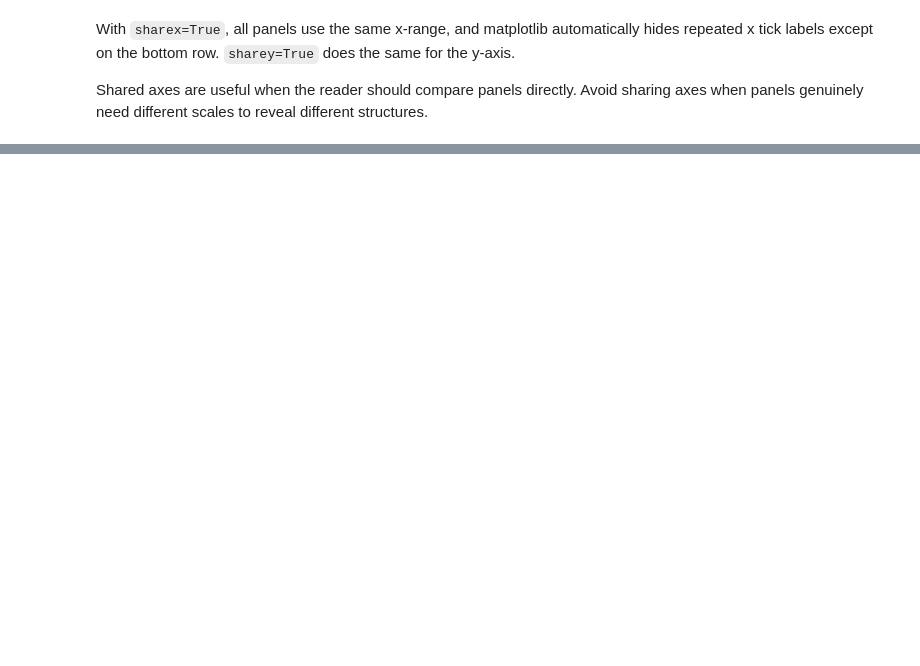
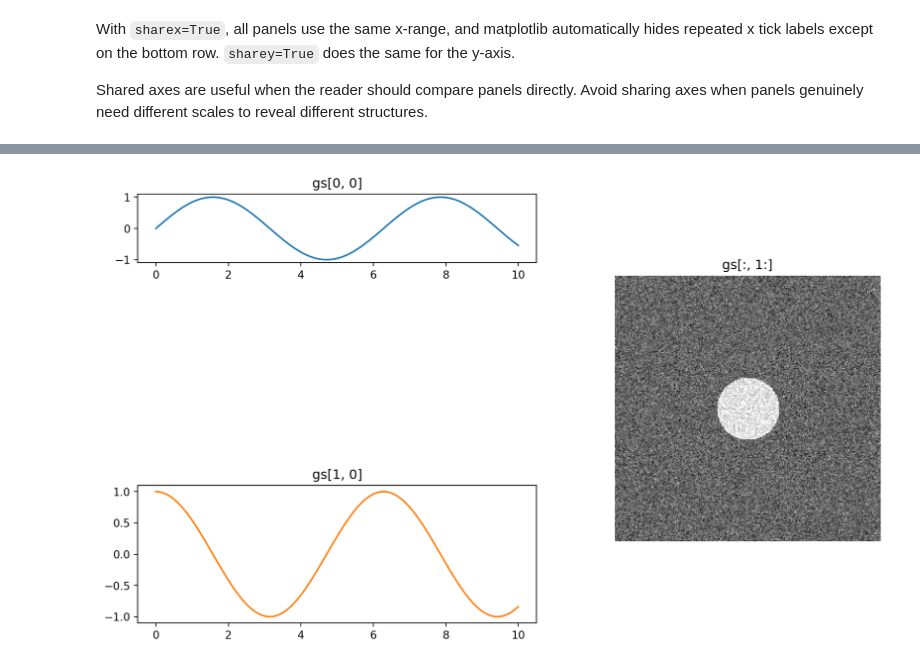
Before and after one commit to Lightbridge-KS/py-plot-notes, a Jupyter notebook: contents/matplotlib/m6-multi-panel-figures.ipynb, the cells around one changed output, grey strips where cells are left out. Saved outputs shown, nothing was run; the diff lists cells and outputs as text; code cells hidden in the pictures; blank space fills up the shorter version.

```diff
--- a/contents/matplotlib/m6-multi-panel-figures.ipynb
+++ b/contents/matplotlib/m6-multi-panel-figures.ipynb
@@ -180,0 +298,31 @@ Shared axes are useful when the reader should compare panels directly. Avoid sha
+# %%
+import matplotlib.gridspec as gridspec
+
+fig = plt.figure(figsize=(10, 6), layout="constrained")
+gs = gridspec.GridSpec(
+    2,
+    3,
+    figure=fig,
+    width_ratios=[3, 1, 1],
+    height_ratios=[1, 2],
+    wspace=0.3,
+    hspace=0.4,
+)
+
+ax1 = fig.add_subplot(gs[0, 0])   # top-left
+ax2 = fig.add_subplot(gs[1, 0])   # bottom-left
+ax3 = fig.add_subplot(gs[:, 1:])  # right side, all rows
+
+ax1.plot(x, np.sin(x))
+ax1.set_title("gs[0, 0]")
+
+ax2.plot(x, np.cos(x), color="C1")
+ax2.set_title("gs[1, 0]")
+
+ax3.imshow(slice_2d, cmap="gray", vmin=-160, vmax=240)
+ax3.set_title("gs[:, 1:]")
+ax3.axis("off")
+
+plt.show()
+# %% [output]
+[figure, added]
```
Also changed, not shown: parts of 25 cells of this notebook, 9 other files.
